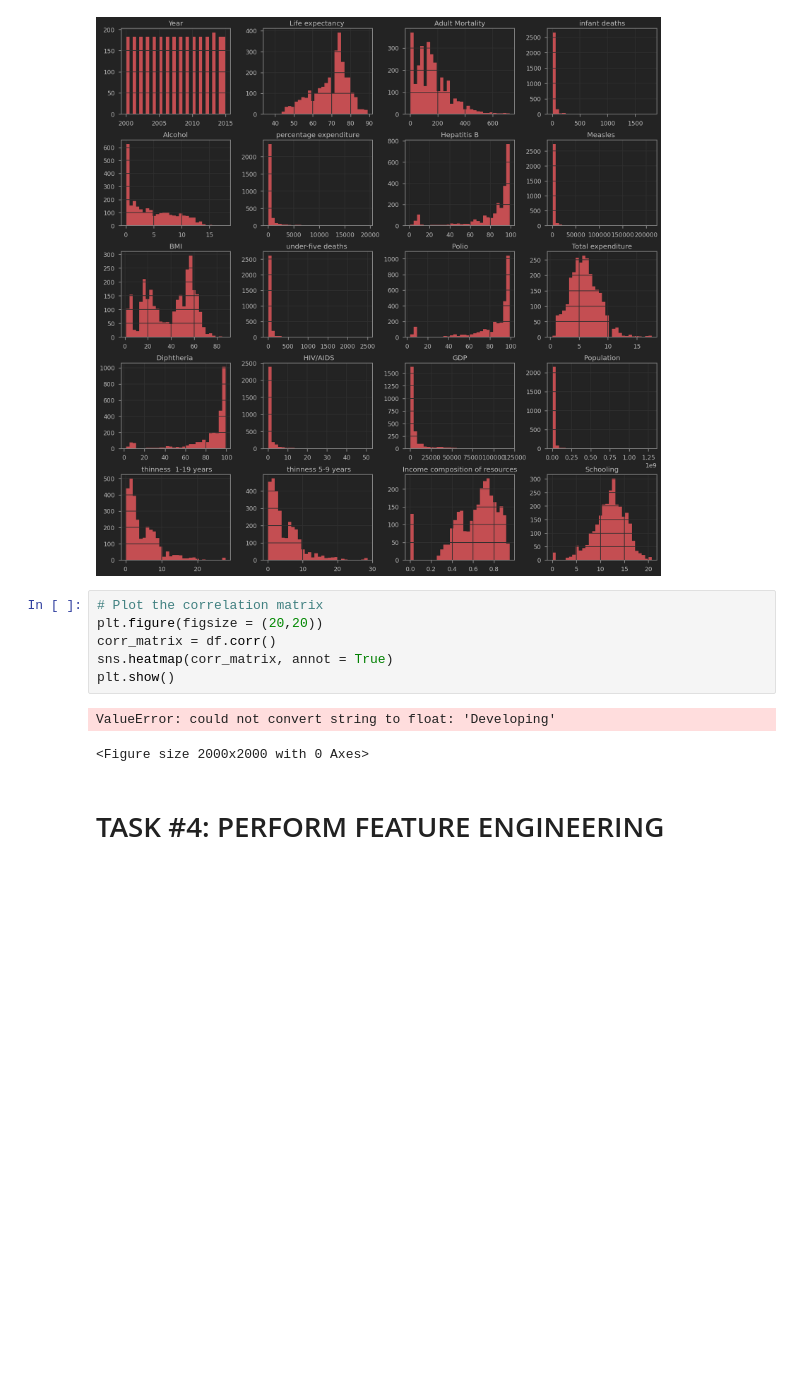
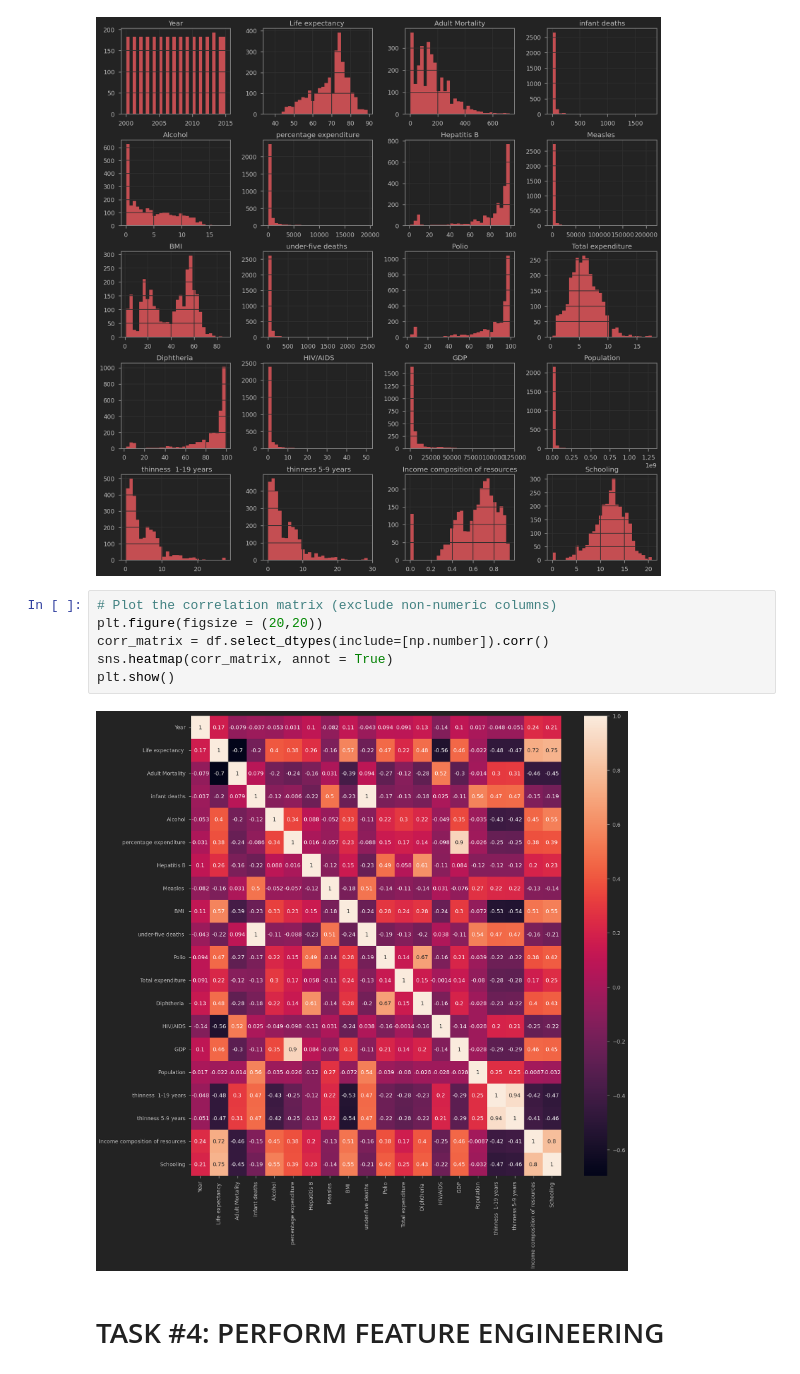
Before and after one commit to alexandrecastelli/projects, a Jupyter notebook: coursera/scikit_learn_to_solve_regression_machine_learning_problems/SKLearn to Solve Regression Problems - Rhyme.ipynb, the cells around one changed output. Drawn from its saved outputs; the diff is of its cells as text; blank space fills up the shorter version.

```diff
--- a/coursera/scikit_learn_to_solve_regression_machine_learning_problems/SKLearn to Solve Regression Problems - Rhyme.ipynb
+++ b/coursera/scikit_learn_to_solve_regression_machine_learning_problems/SKLearn to Solve Regression Problems - Rhyme.ipynb
@@ -130,14 +86,13 @@ df.hist(bins = 30, figsize = (20, 20), color = 'r');
 # %% [output]
 [figure]
 # %%
-# Plot the correlation matrix
+# Plot the correlation matrix (exclude non-numeric columns)
 plt.figure(figsize = (20,20))
-corr_matrix = df.corr()
+corr_matrix = df.select_dtypes(include=[np.number]).corr()
 sns.heatmap(corr_matrix, annot = True)
 plt.show()
 # %% [output]
-ValueError: could not convert string to float: 'Developing'
-<Figure size 2000x2000 with 0 Axes>
+[figure, added]
 # %% [markdown]
 # TASK #4: PERFORM FEATURE ENGINEERING
 # %%
```
Also changed, not shown: parts of 4 cells of this notebook.
